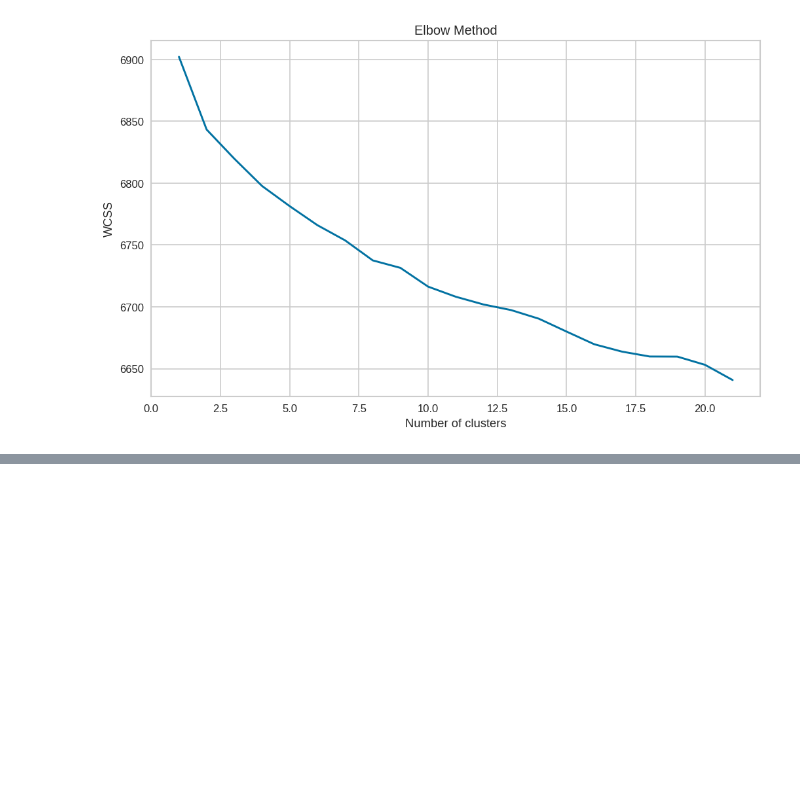
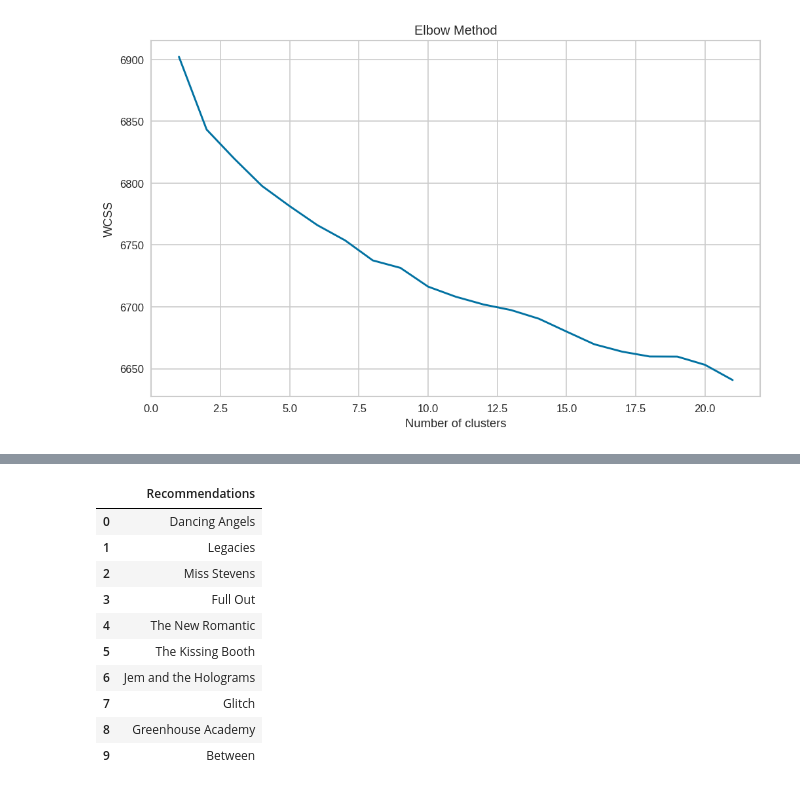
Before and after one commit to Shubham-naik-ai/NETFLIX-MOVIES-AND-TV-SHOWS-CLUSTERING, a Jupyter notebook: NETFLIX_MOVIES_AND_TV_SHOWS_CLUSTERING.ipynb, the cells around one changed output, grey strips where cells are left out. Saved outputs shown, nothing was run; the diff lists cells and outputs as text; code cells hidden in the pictures; blank space fills up the shorter version.

```diff
--- a/NETFLIX_MOVIES_AND_TV_SHOWS_CLUSTERING.ipynb
+++ b/NETFLIX_MOVIES_AND_TV_SHOWS_CLUSTERING.ipynb
@@ -839,0 +917,16 @@ plt.show()
+# %%
+# Lets try getting recommendations for Tv-Shows.
+tvshows_recommendations = pd.DataFrame(recommendations('Riverdale'), columns=['Recommendations'])
+tvshows_recommendations.head(11)
+# %% [output]
+|  | Recommendations |
+| 0 | Dancing Angels |
+| 1 | Legacies |
+| 2 | Miss Stevens |
+| 3 | Full Out |
+| 4 | The New Romantic |
+| 5 | The Kissing Booth |
+| 6 | Jem and the Holograms |
+| 7 | Glitch |
+| 8 | Greenhouse Academy |
+| 9 | Between |
```
Also changed, not shown: parts of 11 cells of this notebook.
